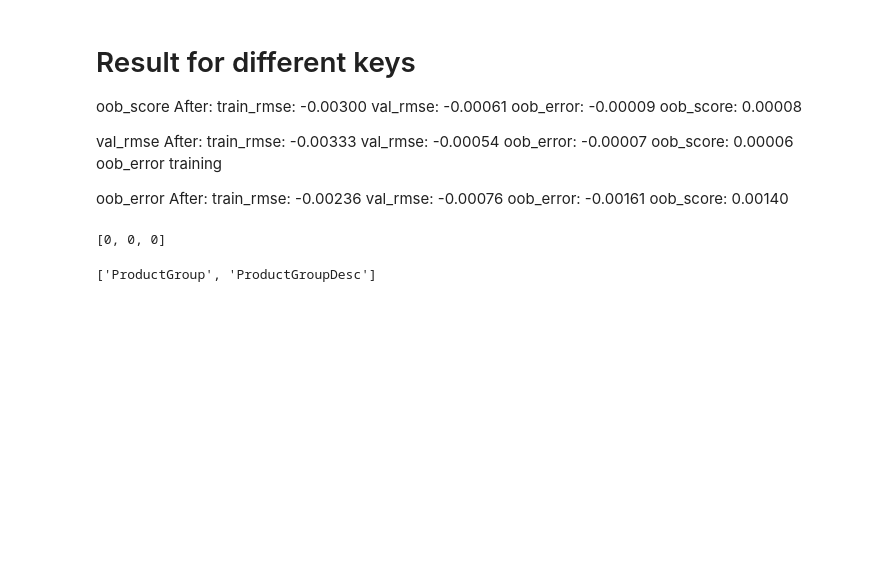
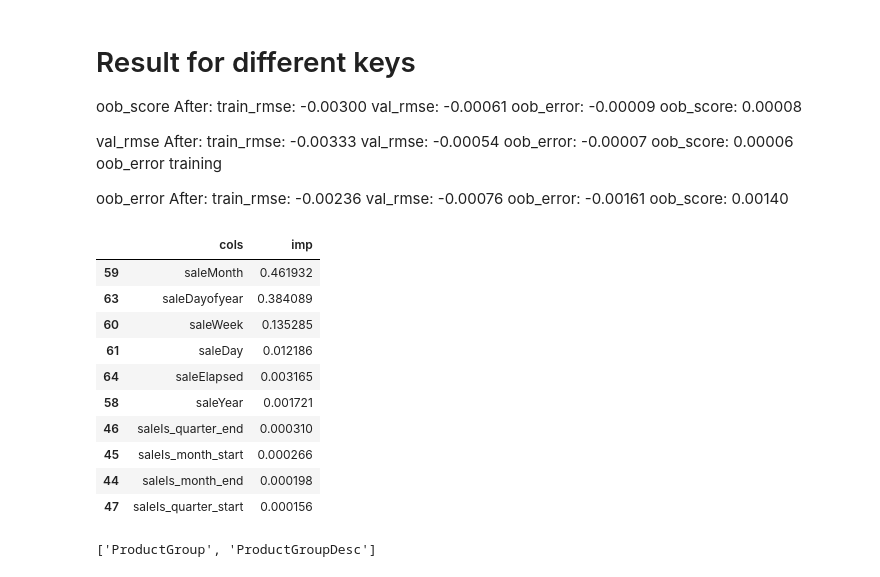
Before and after one commit to dangraf/autoforest, a Jupyter notebook: 03_baysian_reg.ipynb, the cells around one changed output. Saved outputs shown, nothing was run; the diff lists cells and outputs as text; code cells hidden in the pictures; blank space fills up the shorter version.

Commit message:
added out of domain detection

```diff
--- a/03_baysian_reg.ipynb
+++ b/03_baysian_reg.ipynb
@@ -427,7 +427,8 @@ oob_score: 0.00140
 # %%
 # hur göra om det finns delar som gör att oob felet blir större?
 # %%
-def find_out_of_domain(self, tresh=0.05):
+@patch_to(RfRegressor)
+def find_out_of_domain(self):
     """
     finding columns that has different distrubution between the training and validation set.
     eg, sales-id that continously grows that some numbers are in the training-set and others in the
@@ -437,10 +438,23 @@ def find_out_of_domain(self, tresh=0.05):
     is_valid = np.array([0]*len(self.train_x) + [1]*len(self.val_x))
     self.model.fit(df_dom, is_valid)
     fi = self.feature_importance()
-    res = fi[fi['imp']>tresh]
-    print(res)
+    return fi
-# %% [output]
-[0, 0, 0]
+# %%
+fi = reg.find_out_of_domain()
+# %%
+fi.head(10)
+# %% [output]
+|  | cols | imp |
+| 59 | saleMonth | 0.461932 |
+| 63 | saleDayofyear | 0.384089 |
+| 60 | saleWeek | 0.135285 |
+| 61 | saleDay | 0.012186 |
+| 64 | saleElapsed | 0.003165 |
+| 58 | saleYear | 0.001721 |
+| 46 | saleIs_quarter_end | 0.000310 |
+| 45 | saleIs_month_start | 0.000266 |
+| 44 | saleIs_month_end | 0.000198 |
+| 47 | saleIs_quarter_start | 0.000156 |
 # %%
 pairs[1]
 #def remove_highly_correlat
```
